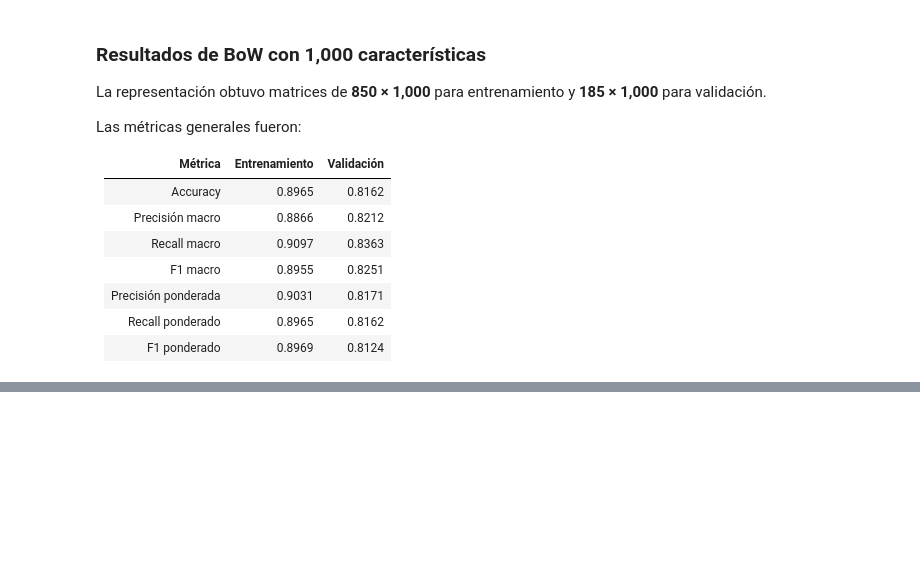
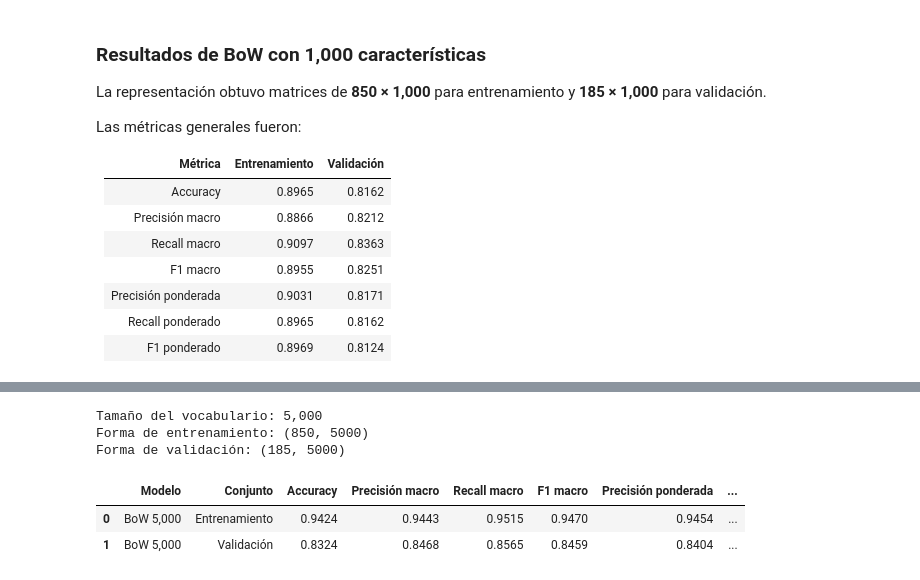
Before and after one commit to Jtanchezz/NLP, a Jupyter notebook: Lab3/lab3.ipynb, the cells around one changed output, grey strips where cells are left out. Drawn from its saved outputs; the diff is of its cells as text; code cells hidden in the pictures; blank space fills up the shorter version.

```diff
--- a/Lab3/lab3.ipynb
+++ b/Lab3/lab3.ipynb
@@ -1081,0 +1088,37 @@ Las métricas generales fueron:
+# %%
+variacion_bow_5000 = entrenar_variacion_bow(
+    nombre="BoW 5,000",
+    max_features=5000
+)
+
+print(
+    "Tamaño del vocabulario:",
+    f"{variacion_bow_5000['tamano_vocabulario']:,}"
+)
+
+print(
+    "Forma de entrenamiento:",
+    variacion_bow_5000[
+        "matriz_entrenamiento"
+    ].shape
+)
+
+print(
+    "Forma de validación:",
+    variacion_bow_5000[
+        "matriz_validacion"
+    ].shape
+)
+
+display(
+    variacion_bow_5000[
+        "resultados"
+    ].round(4)
+)
+# %% [output]
+Tamaño del vocabulario: 5,000
+Forma de entrenamiento: (850, 5000)
+Forma de validación: (185, 5000)
+|  | Modelo | Conjunto | Accuracy | Precisión macro | Recall macro | F1 macro | Precisión ponderada | ... |
+| 0 | BoW 5,000 | Entrenamiento | 0.9424 | 0.9443 | 0.9515 | 0.9470 | 0.9454 | ... |
+| 1 | BoW 5,000 | Validación | 0.8324 | 0.8468 | 0.8565 | 0.8459 | 0.8404 | ... |
```
Also changed, not shown: parts of 2 cells of this notebook.
